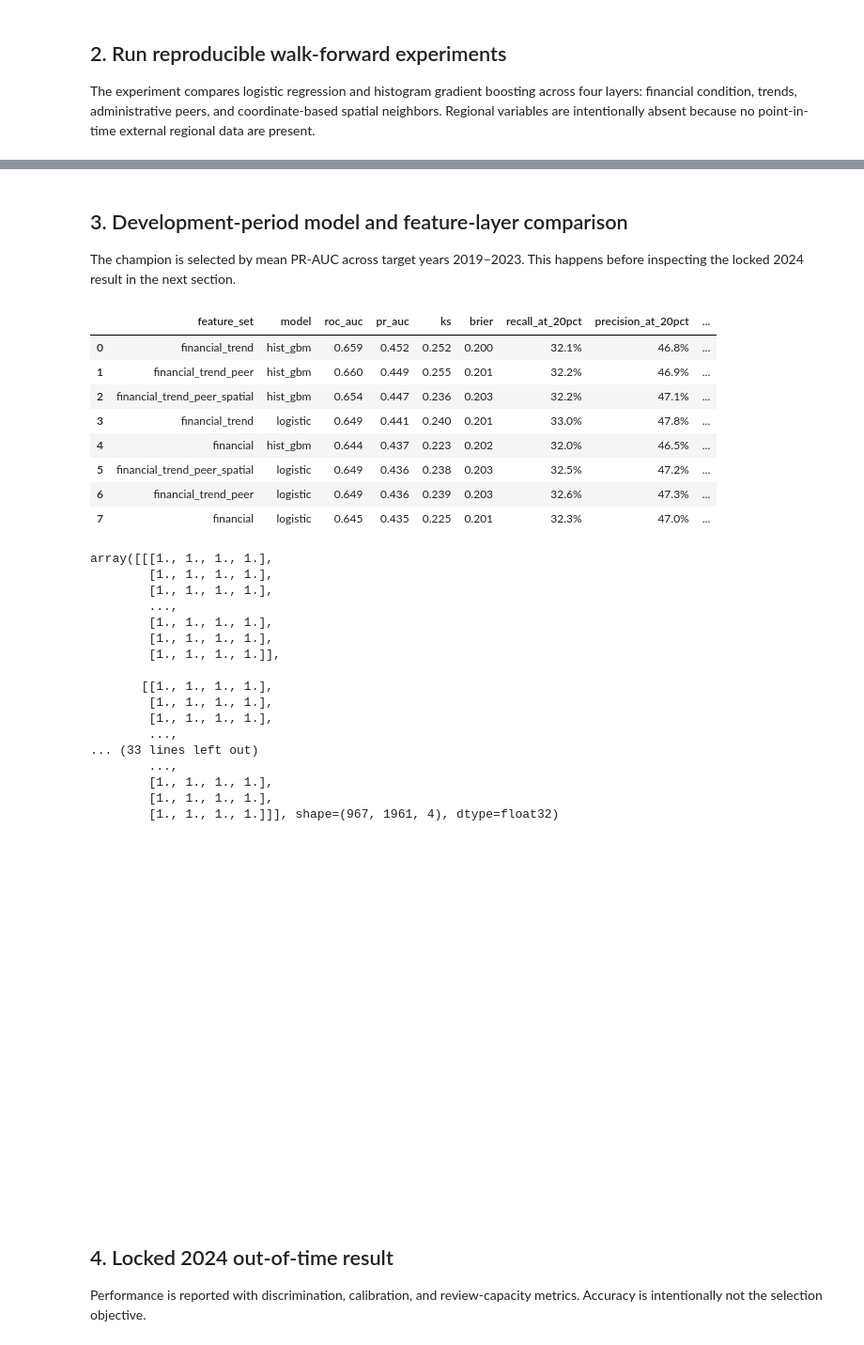
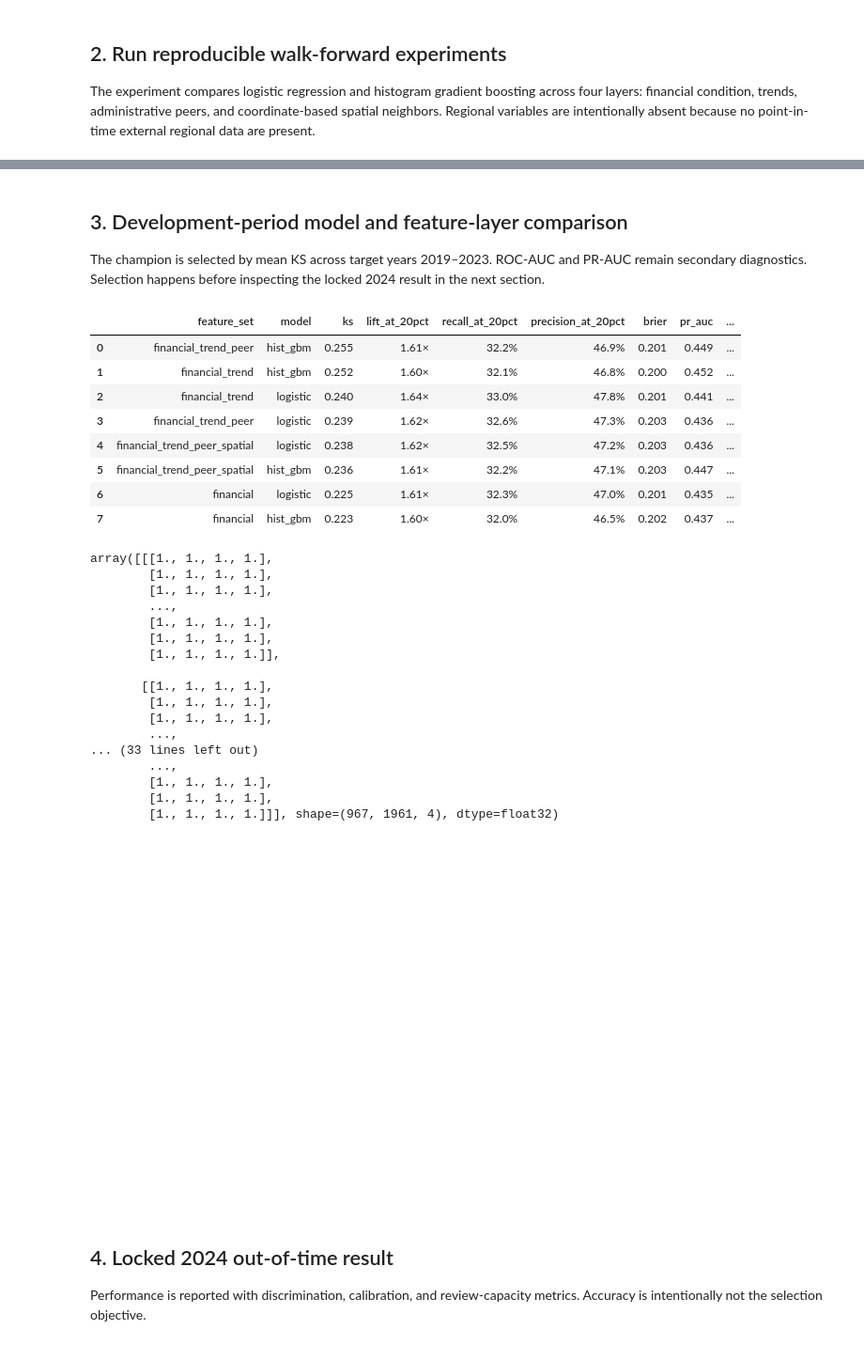
Before and after one commit to zzeiidann/xcap, a Jupyter notebook: notebooks/02_early_warning_modeling.ipynb, the cells around one changed output, grey strips where cells are left out. Shown at 94% size. Drawn from its saved outputs; the diff is of its cells as text; code cells hidden in the pictures.

```diff
--- a/notebooks/02_early_warning_modeling.ipynb
+++ b/notebooks/02_early_warning_modeling.ipynb
@@ -85,26 +86,30 @@ metadata
 # %% [markdown]
 ## 3. Development-period model and feature-layer comparison
 
-The champion is selected by mean PR-AUC across target years 2019–2023. This happens before inspecting the locked 2024 result in the next section.
+The champion is selected by mean KS across target years 2019–2023. ROC-AUC and PR-AUC remain secondary diagnostics. Selection happens before inspecting the locked 2024 result in the next section.
 # %%
 ablation = pd.read_csv(OUTPUTS / "ablation_summary_development.csv")
-display(ablation.style.format({
+ablation_view = ablation[[
+    'feature_set', 'model', 'ks', 'lift_at_20pct', 'recall_at_20pct',
+    'precision_at_20pct', 'brier', 'pr_auc', 'roc_auc'
+]]
+display(ablation_view.style.format({
     "roc_auc": "{:.3f}", "pr_auc": "{:.3f}", "ks": "{:.3f}",
     "brier": "{:.3f}", "recall_at_20pct": "{:.1%}",
     "precision_at_20pct": "{:.1%}", "lift_at_20pct": "{:.2f}×",
 }))
-display(plt.imread(OUTPUTS / "figures" / "ablation_pr_auc.png"))
+display(plt.imread(OUTPUTS / "figures" / "ablation_ks.png"))
 plt.axis("off"); plt.show()
 # %% [output]
-|  | feature_set | model | roc_auc | pr_auc | ks | brier | recall_at_20pct | precision_at_20pct | ... |
-| 0 | financial_trend | hist_gbm | 0.659 | 0.452 | 0.252 | 0.200 | 32.1% | 46.8% | ... |
-| 1 | financial_trend_peer | hist_gbm | 0.660 | 0.449 | 0.255 | 0.201 | 32.2% | 46.9% | ... |
-| 2 | financial_trend_peer_spatial | hist_gbm | 0.654 | 0.447 | 0.236 | 0.203 | 32.2% | 47.1% | ... |
-| 3 | financial_trend | logistic | 0.649 | 0.441 | 0.240 | 0.201 | 33.0% | 47.8% | ... |
-| 4 | financial | hist_gbm | 0.644 | 0.437 | 0.223 | 0.202 | 32.0% | 46.5% | ... |
-| 5 | financial_trend_peer_spatial | logistic | 0.649 | 0.436 | 0.238 | 0.203 | 32.5% | 47.2% | ... |
-| 6 | financial_trend_peer | logistic | 0.649 | 0.436 | 0.239 | 0.203 | 32.6% | 47.3% | ... |
-| 7 | financial | logistic | 0.645 | 0.435 | 0.225 | 0.201 | 32.3% | 47.0% | ... |
+|  | feature_set | model | ks | lift_at_20pct | recall_at_20pct | precision_at_20pct | brier | pr_auc | ... |
+| 0 | financial_trend_peer | hist_gbm | 0.255 | 1.61× | 32.2% | 46.9% | 0.201 | 0.449 | ... |
+| 1 | financial_trend | hist_gbm | 0.252 | 1.60× | 32.1% | 46.8% | 0.200 | 0.452 | ... |
+| 2 | financial_trend | logistic | 0.240 | 1.64× | 33.0% | 47.8% | 0.201 | 0.441 | ... |
+| 3 | financial_trend_peer | logistic | 0.239 | 1.62× | 32.6% | 47.3% | 0.203 | 0.436 | ... |
+| 4 | financial_trend_peer_spatial | logistic | 0.238 | 1.62× | 32.5% | 47.2% | 0.203 | 0.436 | ... |
+| 5 | financial_trend_peer_spatial | hist_gbm | 0.236 | 1.61× | 32.2% | 47.1% | 0.203 | 0.447 | ... |
+| 6 | financial | logistic | 0.225 | 1.61× | 32.3% | 47.0% | 0.201 | 0.435 | ... |
+| 7 | financial | hist_gbm | 0.223 | 1.60× | 32.0% | 46.5% | 0.202 | 0.437 | ... |
 array([[[1., 1., 1., 1.],
         [1., 1., 1., 1.],
         [1., 1., 1., 1.],
```
Also changed, not shown: parts of 11 cells of this notebook, 26 other files.
